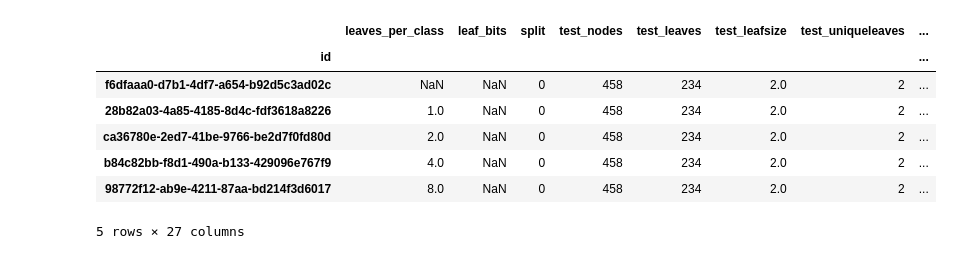
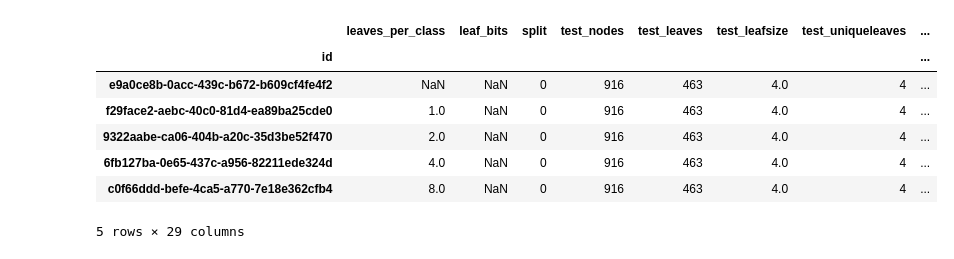
Before and after one commit to jonnor/leaf-clustering, a Jupyter notebook: notebooks/DepthLimiters.ipynb, the cells around one changed output. Saved outputs shown, nothing was run; the diff lists cells and outputs as text; code cells hidden in the pictures.

```diff
--- a/notebooks/DepthLimiters.ipynb
+++ b/notebooks/DepthLimiters.ipynb
@@ -26,32 +26,32 @@ def read_parquet(pattern, **kwargs):
 # %%
 #ref = read_parquet('../output/results/trees_min_samples_leaf_2/*sklearn*')
 #ref['min_samples_leaf'] = 1
 #ref['trees'] = 100
 #ref = ref[ref.split <5 ]
 
-hyper = read_parquet('../output/results/depth_limiters/*.part')
+hyper = read_parquet('../output/results/depth_limiters3/*.part')
 #hyper = read_parquet('../output/results/max_depth/*trees*')
 hyper['trees'] = hyper.n_estimators
 #data = hyper
 data = pandas.concat([hyper], ignore_index=True)
 data = enrich_results(data, leaf_node_bytes_default=4)
 #data['total_size_kb'] = data.total_size / 1000
 data['leaf_size_percent'] = 100.0 * (data['leaf_size'] / data['total_size'])
 data['unique_leaves_percent'] = 100.0 * (data['test_uniqueleaves'] / data['test_leaves'])
 data = data[~data.dataset.isin(['1510'])]
 
-for col in ['min_impurity_decrease', 'min_samples_split', 'max_leaf_nodes']:
+for col in ['min_impurity_decrease', 'min_samples_split', 'max_leaf_nodes', 'max_depth', 'min_samples_leaf']:
     has_values = data[col].notna()
     data.loc[has_values, 'depth_limiter'] = col
     data.loc[has_values, 'depth_limiter_value'] = data.loc[has_values, col]
 
 data.head(5)
 # %% [output]
 |  | leaves_per_class | leaf_bits | split | test_nodes | test_leaves | test_leafsize | test_uniqueleaves | ... |
 | id |  |  |  |  |  |  |  | ... |
-| f6dfaaa0-d7b1-4df7-a654-b92d5c3ad02c | NaN | NaN | 0 | 458 | 234 | 2.0 | 2 | ... |
-| 28b82a03-4a85-4185-8d4c-fdf3618a8226 | 1.0 | NaN | 0 | 458 | 234 | 2.0 | 2 | ... |
-| ca36780e-2ed7-41be-9766-be2d7f0fd80d | 2.0 | NaN | 0 | 458 | 234 | 2.0 | 2 | ... |
-| b84c82bb-f8d1-490a-b133-429096e767f9 | 4.0 | NaN | 0 | 458 | 234 | 2.0 | 2 | ... |
-| 98772f12-ab9e-4211-87aa-bd214f3d6017 | 8.0 | NaN | 0 | 458 | 234 | 2.0 | 2 | ... |
+| e9a0ce8b-0acc-439c-b672-b609cf4fe4f2 | NaN | NaN | 0 | 916 | 463 | 4.0 | 4 | ... |
+| f29face2-aebc-40c0-81d4-ea89ba25cde0 | 1.0 | NaN | 0 | 916 | 463 | 4.0 | 4 | ... |
+| 9322aabe-ca06-404b-a20c-35d3be52f470 | 2.0 | NaN | 0 | 916 | 463 | 4.0 | 4 | ... |
+| 6fb127ba-0e65-437c-a956-82211ede324d | 4.0 | NaN | 0 | 916 | 463 | 4.0 | 4 | ... |
+| c0f66ddd-befe-4ca5-a770-7e18e362cfb4 | 8.0 | NaN | 0 | 916 | 463 | 4.0 | 4 | ... |
-5 rows × 27 columns
+5 rows × 29 columns
```
Also changed, not shown: parts of 8 cells of this notebook, 13 other files.
